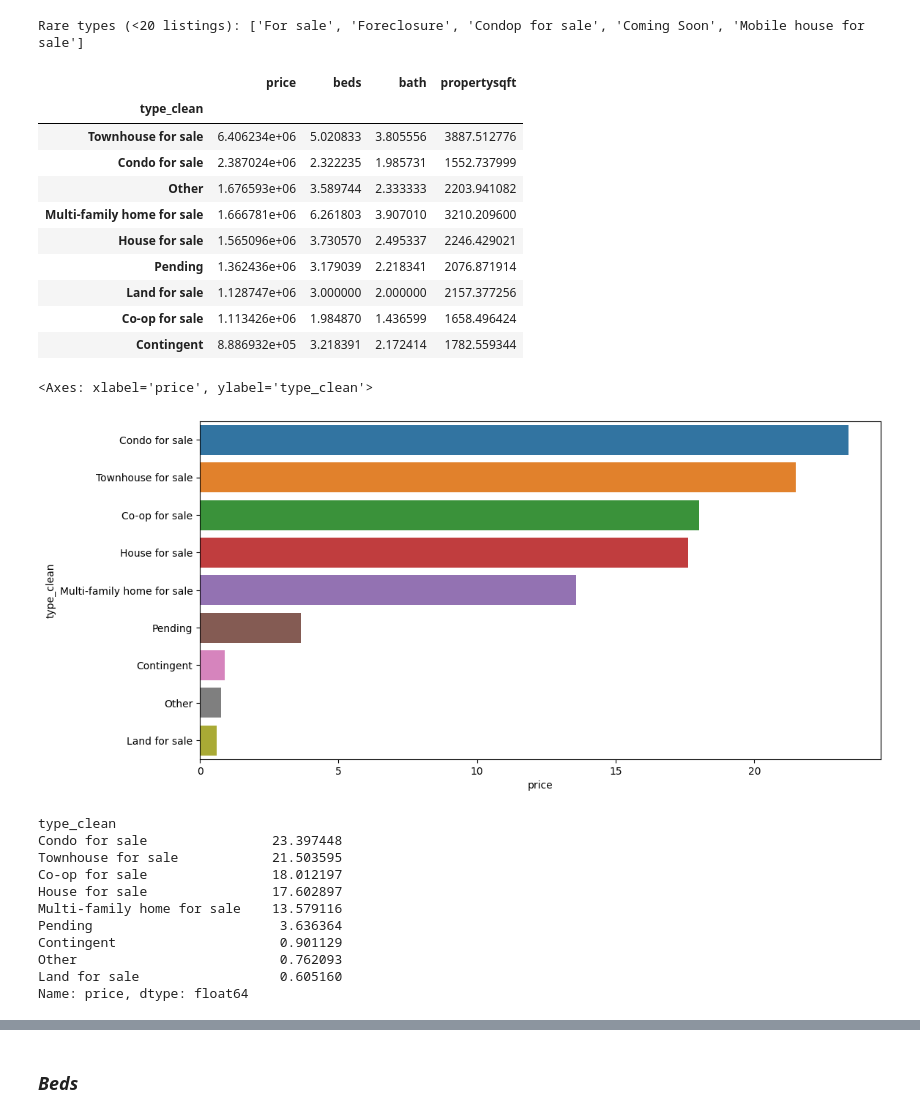
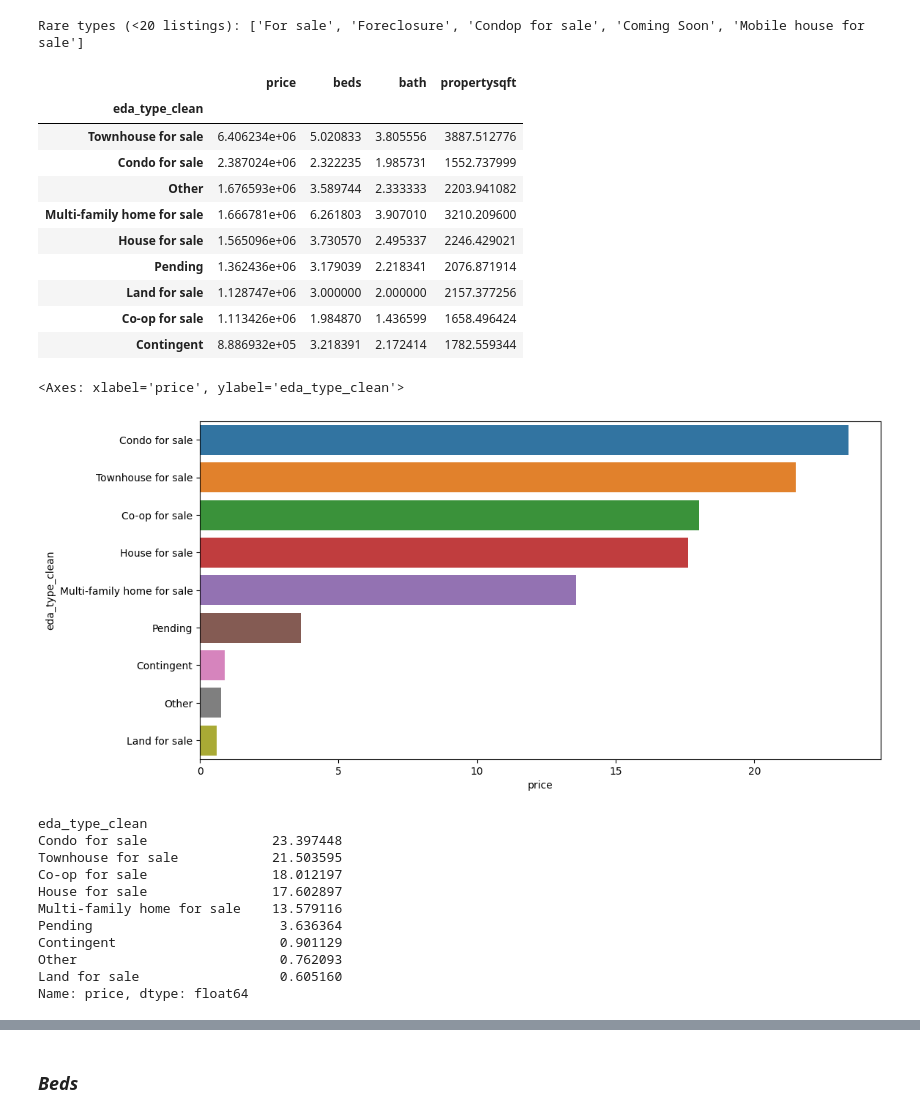
Before and after one commit to codekot/nyc-housing-project, a Jupyter notebook: notebooks/nyc_2024_edited.ipynb, the cells around one changed output, grey strips where cells are left out. Saved outputs shown, nothing was run; the diff lists cells and outputs as text; code cells hidden in the pictures.

```diff
--- a/notebooks/nyc_2024_edited.ipynb
+++ b/notebooks/nyc_2024_edited.ipynb
@@ -644,13 +647,14 @@ print(f"Rare types (<20 listings): {list(rare_types)}")
 Rare types (<20 listings): ['For sale', 'Foreclosure', 'Condop for sale', 'Coming Soon', 'Mobile house for sale']
 # %%
 # Group rare types in other category
-df['type_clean'] = np.where(df['type'].isin(rare_types), 'Other', df['type'])
+eda_features.append('eda_type_clean')
+df['eda_type_clean'] = np.where(df['type'].isin(rare_types), 'Other', df['type'])
 # %%
 # Averages by type
-df.groupby('type_clean')[['price', 'beds', 'bath', 'propertysqft', ]].mean().sort_values('price', ascending=False)
+df.groupby('eda_type_clean')[['price', 'beds', 'bath', 'propertysqft', ]].mean().sort_values('price', ascending=False)
 # %% [output]
 |  | price | beds | bath | propertysqft |
-| type_clean |  |  |  |  |
+| eda_type_clean |  |  |  |  |
 | Townhouse for sale | 6.406234e+06 | 5.020833 | 3.805556 | 3887.512776 |
 | Condo for sale | 2.387024e+06 | 2.322235 | 1.985731 | 1552.737999 |
 | Other | 1.676593e+06 | 3.589744 | 2.333333 | 2203.941082 |
@@ -664,20 +668,20 @@ df.groupby('type_clean')[['price', 'beds', 'bath', 'propertysqft', ]].mean().sor
 # Here we also can see that townhouse type differs from others
 # %%
 # Calculate market share by types
-market_share = (df.groupby('type_clean')['price'].sum() / df.price.sum() * 100).sort_values(ascending=False)
+market_share = (df.groupby('eda_type_clean')['price'].sum() / df.price.sum() * 100).sort_values(ascending=False)
 plt.figure(figsize=(12, 6))
 market_share_df = market_share.reset_index()
 sns.barplot(data=market_share_df,
             x='price',
-            y='type_clean',
-            hue='type_clean')
+            y='eda_type_clean',
+            hue='eda_type_clean')
 # %% [output]
-<Axes: xlabel='price', ylabel='type_clean'>
+<Axes: xlabel='price', ylabel='eda_type_clean'>
-[figure, old version]
+[figure, new version]
 # %%
 market_share
 # %% [output]
-type_clean
+eda_type_clean
 Condo for sale                23.397448
 Townhouse for sale            21.503595
 Co-op for sale                18.012197
```
Also changed, not shown: parts of 15 cells of this notebook, 1 other file.
